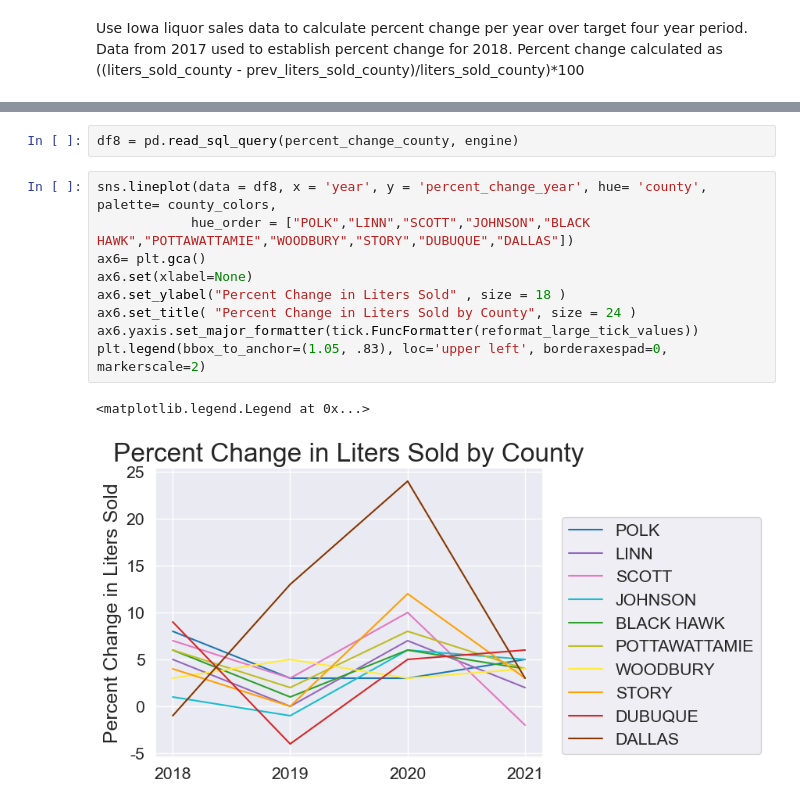
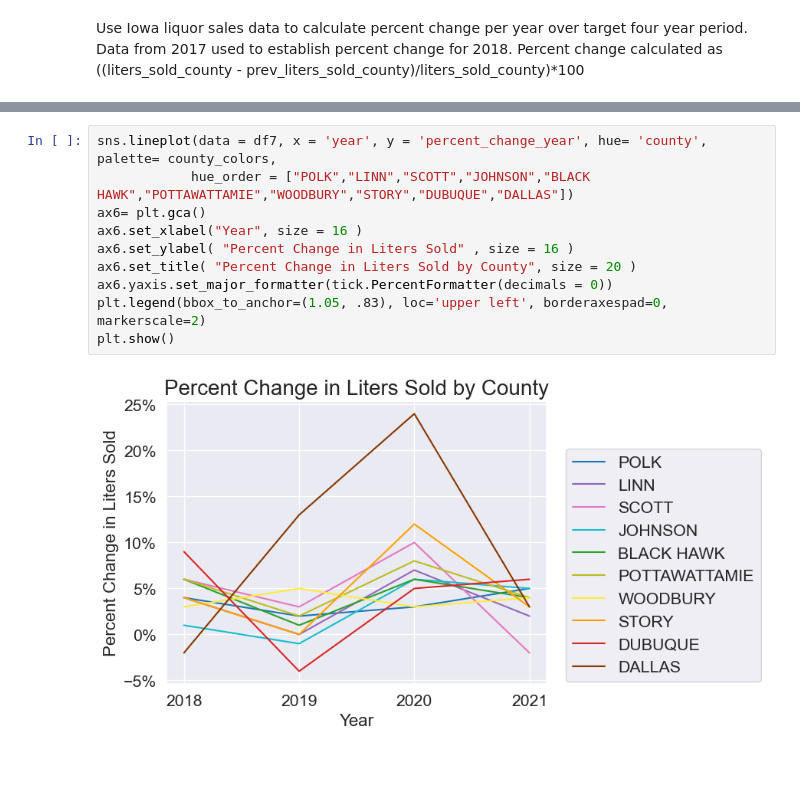
Before and after one commit to amoutafian/iowa_liquor_project, a Jupyter notebook: Iowa_liquor_moutafian_analysis.ipynb, the cells around one changed output, grey strips where cells are left out. Saved outputs shown, nothing was run; the diff lists cells and outputs as text; blank space fills up the shorter version.

```diff
--- a/Iowa_liquor_moutafian_analysis.ipynb
+++ b/Iowa_liquor_moutafian_analysis.ipynb
@@ -467,14 +480,12 @@ percent_change_per_year AS (
-# %%
-df8 = pd.read_sql_query(percent_change_county, engine)
 # %%
-sns.lineplot(data = df8, x = 'year', y = 'percent_change_year', hue= 'county',  palette= county_colors,
+sns.lineplot(data = df7, x = 'year', y = 'percent_change_year', hue= 'county',  palette= county_colors,
             hue_order = ["POLK","LINN","SCOTT","JOHNSON","BLACK HAWK","POTTAWATTAMIE","WOODBURY","STORY","DUBUQUE","DALLAS"])
 ax6= plt.gca()
-ax6.set(xlabel=None)
-ax6.set_ylabel("Percent Change in Liters Sold" , size = 18 )
-ax6.set_title( "Percent Change in Liters Sold by County", size = 24 )
-ax6.yaxis.set_major_formatter(tick.FuncFormatter(reformat_large_tick_values))
+ax6.set_xlabel("Year", size = 16 )
+ax6.set_ylabel( "Percent Change in Liters Sold" , size = 16 )
+ax6.set_title( "Percent Change in Liters Sold by County", size = 20 )
+ax6.yaxis.set_major_formatter(tick.PercentFormatter(decimals = 0))
 plt.legend(bbox_to_anchor=(1.05, .83), loc='upper left', borderaxespad=0, markerscale=2)
+plt.show()
 # %% [output]
-<matplotlib.legend.Legend at 0x...>
-[figure, old version]
+[figure, new version]
```
Also changed, not shown: parts of 31 cells of this notebook.
